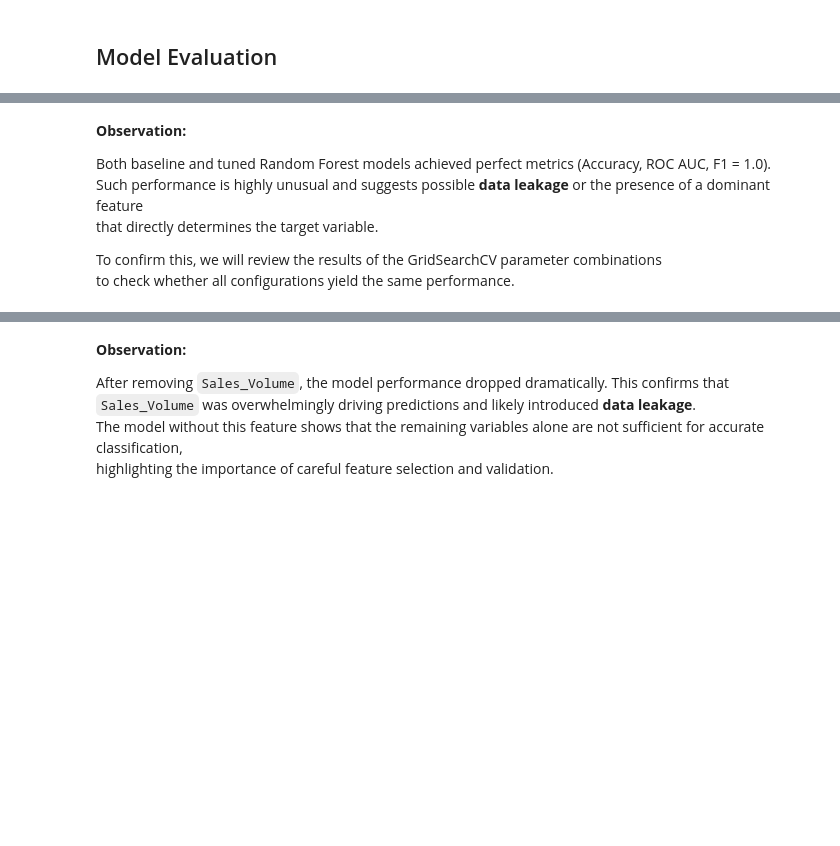
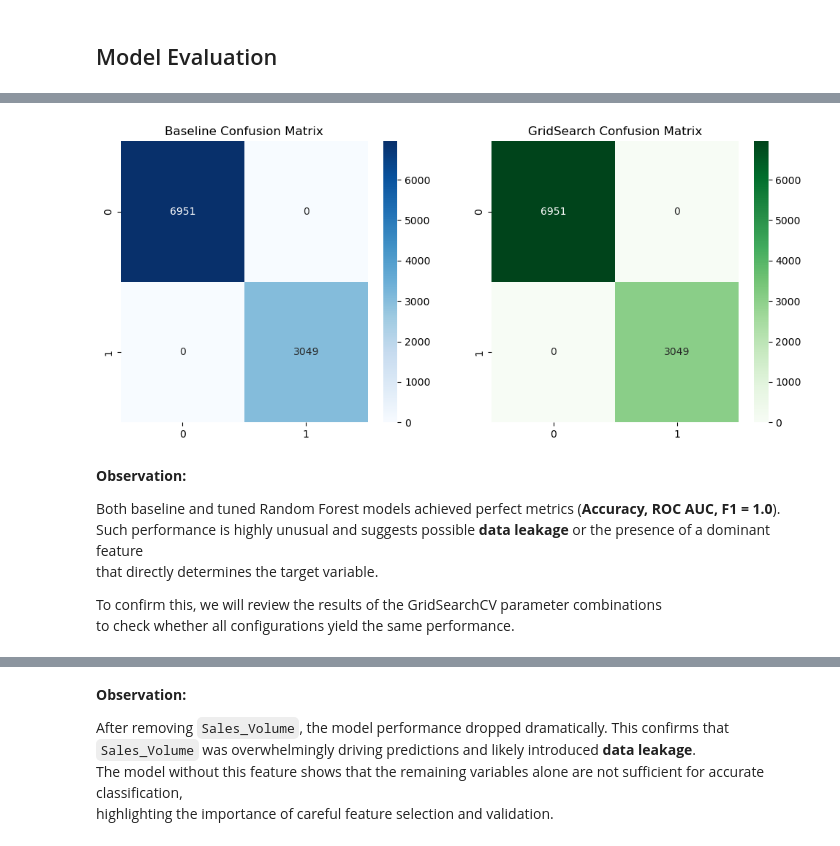
Before and after one commit to Safonovanastya87/bmw-sales-eda-classification, a Jupyter notebook: notebooks/bmw-sales-eda-classification.ipynb, the cells around one changed output, grey strips where cells are left out. Saved outputs shown, nothing was run; the diff lists cells and outputs as text; code cells hidden in the pictures; blank space fills up the shorter version.

```diff
--- a/notebooks/bmw-sales-eda-classification.ipynb
+++ b/notebooks/bmw-sales-eda-classification.ipynb
@@ -167,3 +361,7 @@ for col in numeric_cols:
+# %%
+# Transform Year into a relative time feature
+df_model['Years_Since_First_Sale'] = df_model['Year'] - df_model['Year'].min()
 # %%
-X = df_bmw_sales.drop(columns=['Sales_Classification'])
-y = df_bmw_sales['Sales_Classification'].map({'Low': 0, 'High': 1})
+# Define target and features
+X = df_model.drop(columns=['Sales_Classification', 'Year'])
+y = df_model['Sales_Classification'].map({'Low': 0, 'High': 1})
@@ -177,11 +387,19 @@ categorical_features = ['Model', 'Region', 'Color', 'Fuel_Type', 'Transmission']
 numeric_transformer = StandardScaler()
 categorical_transformer = OneHotEncoder(drop='first', handle_unknown='ignore')
 # %%
+# Apply the appropriate preprocessing strategy to each feature type
 preprocessor = ColumnTransformer(
     transformers=[
-        ('num', numeric_transformer, numeric_cols),
-        ('cat', categorical_transformer, cat_cols)
+        ('num', numeric_transformer, numeric_features),
+        ('cat', categorical_transformer, categorical_features)
     ]
 )
 # %%
-X_train,X_test,y_train,y_test = train_test_split(X,y,test_size=0.2,random_state=42,stratify=y)
+# Split the data into training and test sets while preserving class proportions
+X_train, X_test, y_train, y_test = train_test_split(
+    X,
+    y,
+    test_size=0.2,
+    random_state=42,
+    stratify=y
+)
@@ -258,14 +534,32 @@ metrics_df
 # %%
+# Compare classification performance using confusion matrices
 fig, axes = plt.subplots(1, 2, figsize=(12,5))
-sns.heatmap(confusion_matrix(y_test, y_pred_baseline), annot=True, fmt='d', cmap='Blues', ax=axes[0])
+
+sns.heatmap(
+    confusion_matrix(y_test, y_pred_baseline),
+    annot=True,
+    fmt='d',
+    cmap='Blues',
+    ax=axes[0]
+)
 axes[0].set_title('Baseline Confusion Matrix')
-sns.heatmap(confusion_matrix(y_test, y_pred_grid), annot=True, fmt='d', cmap='Greens', ax=axes[1])
+
+sns.heatmap(
+    confusion_matrix(y_test, y_pred_grid),
+    annot=True,
+    fmt='d',
+    cmap='Greens',
+    ax=axes[1]
+)
 axes[1].set_title('GridSearch Confusion Matrix')
+
 plt.show()
+# %% [output]
+[figure, added]
 # %% [markdown]
 **Observation:**
 
-Both baseline and tuned Random Forest models achieved perfect metrics (Accuracy, ROC AUC, F1 = 1.0).
+Both baseline and tuned Random Forest models achieved perfect metrics (**Accuracy, ROC AUC, F1 = 1.0**).
 Such performance is highly unusual and suggests possible **data leakage** or the presence of a dominant feature
 that directly determines the target variable.
 
```
Also changed, not shown: parts of 85 cells of this notebook.
